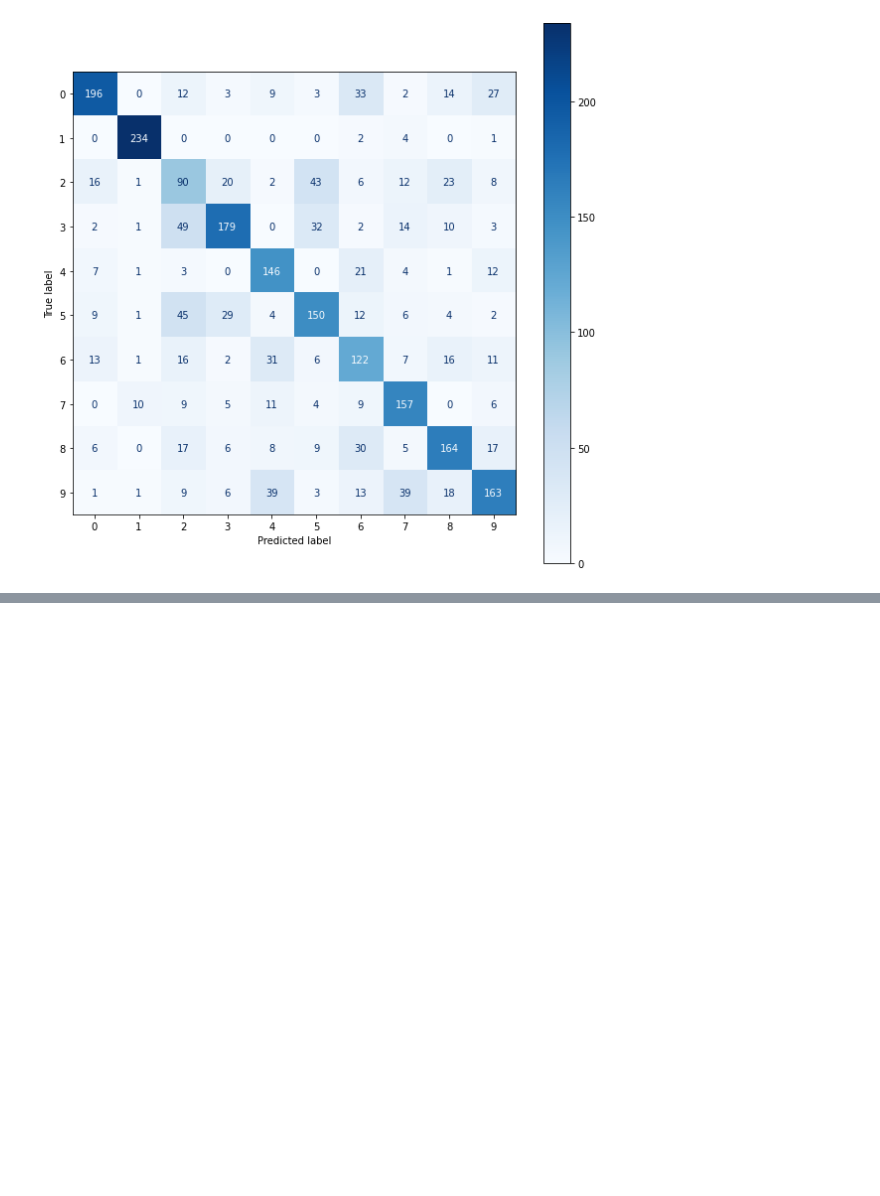
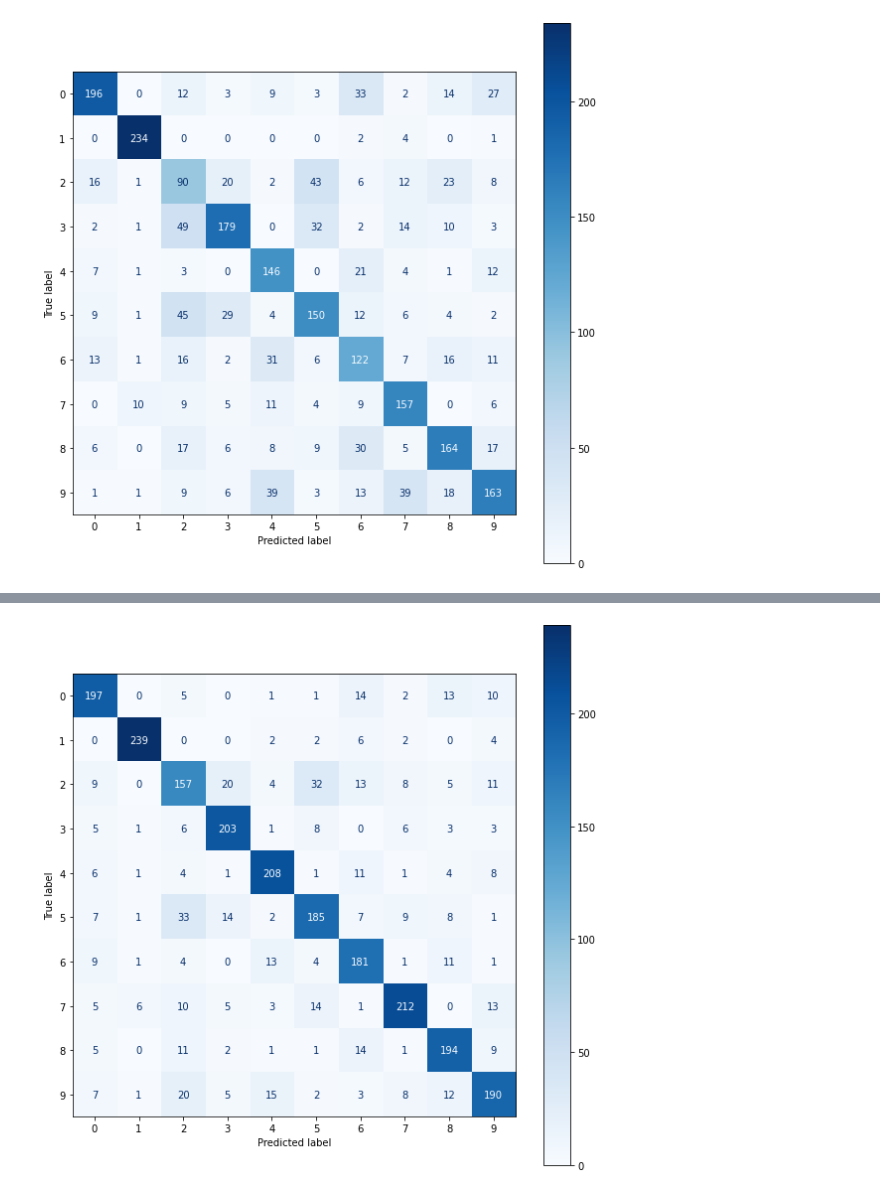
Before and after one commit to IvanCalvo/pdi, a Jupyter notebook: trabalho4/lbp.ipynb, the cells around one changed output, grey strips where cells are left out. Saved outputs shown, nothing was run; the diff lists cells and outputs as text; code cells hidden in the pictures; blank space fills up the shorter version.

```diff
--- a/trabalho4/lbp.ipynb
+++ b/trabalho4/lbp.ipynb
@@ -129,0 +127,5 @@ plt.show()
+# %%
+clf = MLPClassifier(random_state=42, max_iter=1000).fit(train_data, train_labels)
+clf.predict_proba(test_data)
+result_mlp = clf.predict(test_data)
+clf.score(test_data, test_labels)
@@ -129,0 +154,8 @@ plt.show()
+# %%
+c_matrix_mlp = confusion_matrix(result_mlp, test_labels)
+fig = ConfusionMatrixDisplay(confusion_matrix=c_matrix_mlp)
+f, ax = plt.subplots(figsize=(10,10))
+fig.plot(cmap='Blues', values_format='g', ax=ax)
+plt.show()
+# %% [output]
+[figure, added]
```
Also changed, not shown: parts of 11 cells of this notebook.
